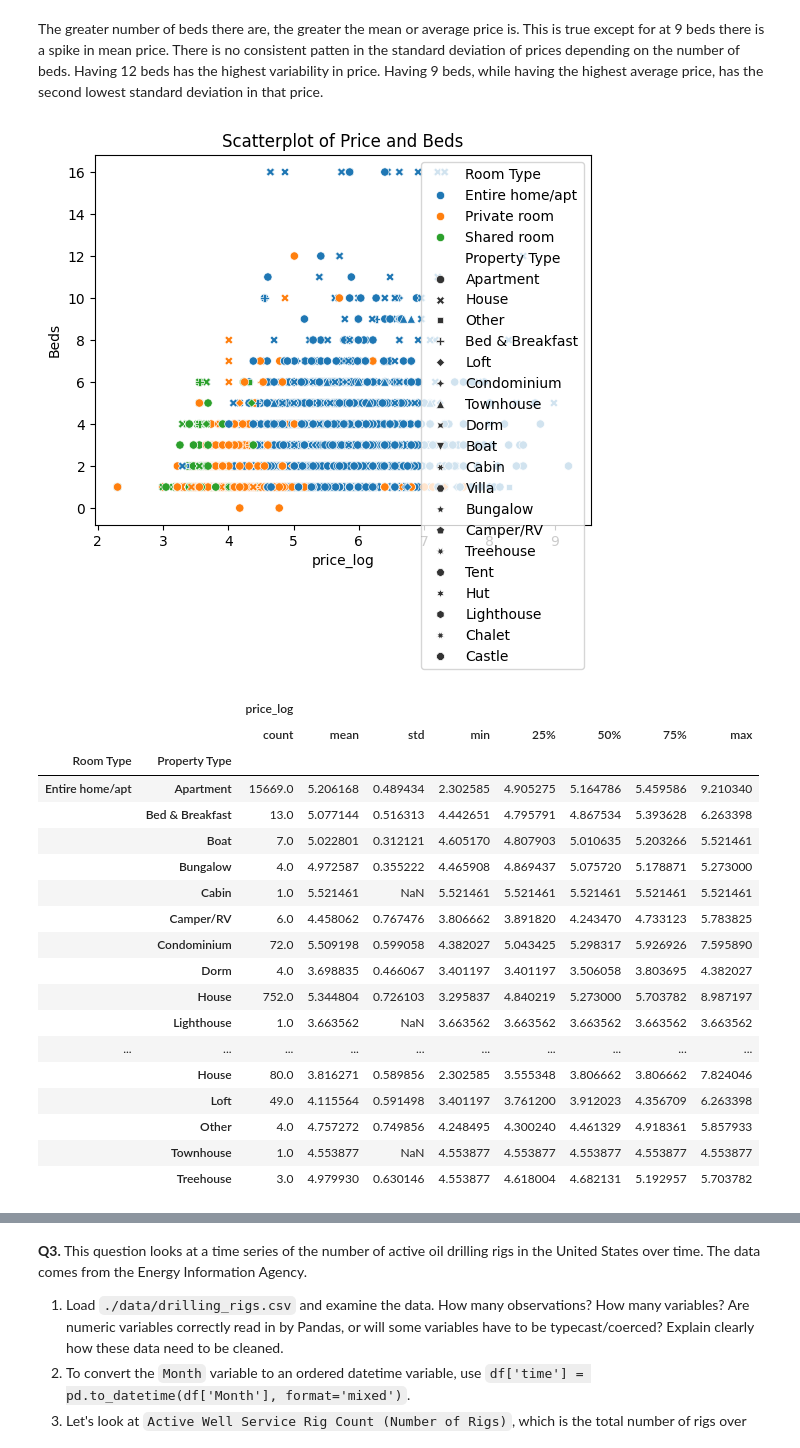
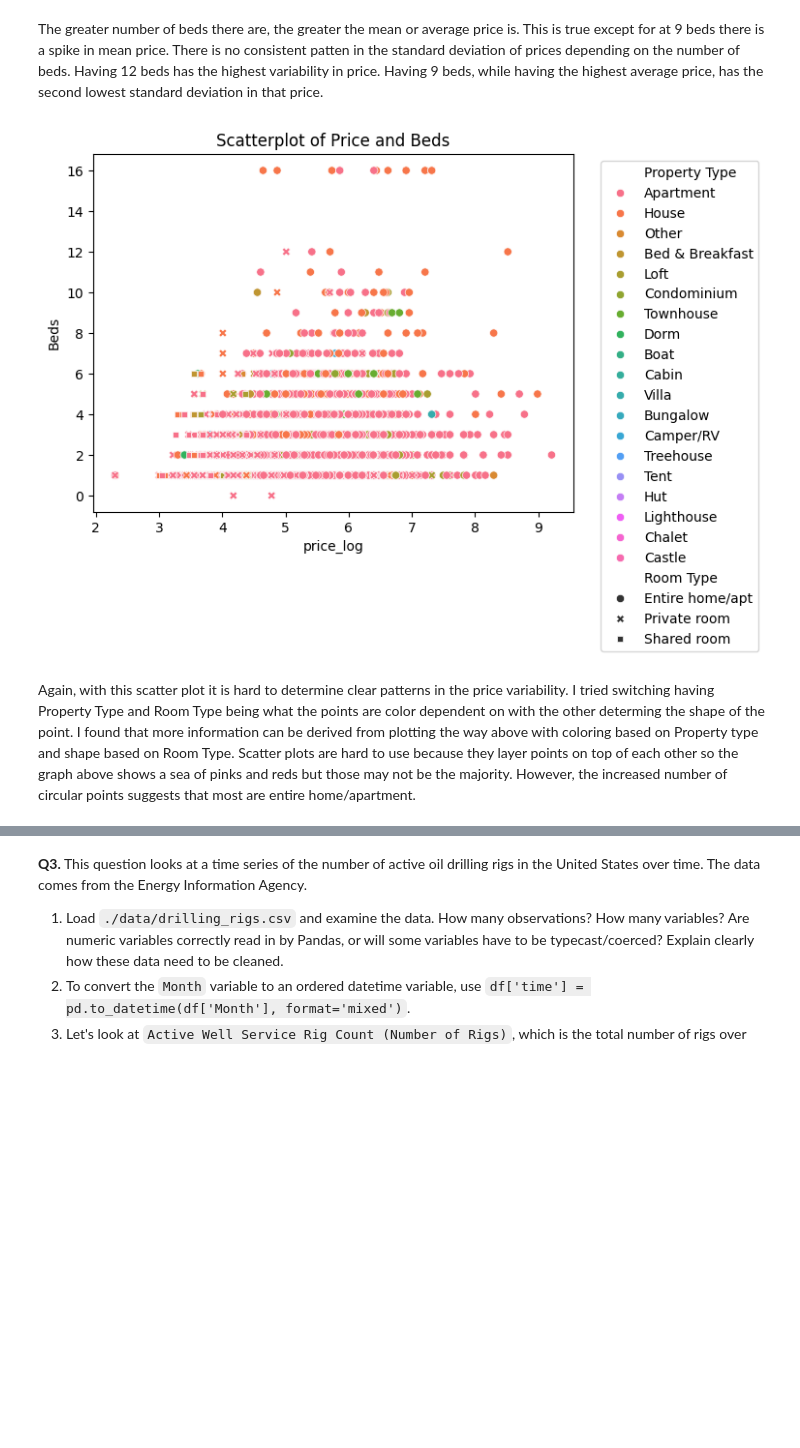
Before and after one commit to eaa3ug/eda_assignment, a Jupyter notebook: assignment.ipynb, the cells around one changed output, grey strips where cells are left out. Drawn from its saved outputs; the diff is of its cells as text; code cells hidden in the pictures; blank space fills up the shorter version.

```diff
--- a/assignment.ipynb
+++ b/assignment.ipynb
@@ -187,29 +187,11 @@ df_airbnb.groupby('Beds')['price_log'].describe()
 # %% [markdown]
 The greater number of beds there are, the greater the mean or average price is. This is true except for at 9 beds there is a spike in mean price. There is no consistent patten in the standard deviation of prices depending on the number of beds. Having 12 beds has the highest variability in price. Having 9 beds, while having the highest average price, has the second lowest standard deviation in that price.
 # %%
-sns.scatterplot(data = df_airbnb, x = 'price_log', y = 'Beds', hue = 'Room Type', style = 'Property Type')
+this_plot = sns.scatterplot(data = df_airbnb, x = 'price_log', y = 'Beds', hue = 'Property Type', style = 'Room Type')
 plt.title('Scatterplot of Price and Beds')
+sns.move_legend(this_plot, "upper right", bbox_to_anchor=(1.4, 1))
 plt.show()
-
-df_airbnb.loc[:, ['Room Type', 'Property Type', 'price_log']].groupby(['Room Type', 'Property Type']).describe()
 # %% [output]
-[figure, old version]
+[figure, new version]
-|  |  | price_log |  |  |  |  |  |  |  |
-|  |  | count | mean | std | min | 25% | 50% | 75% | max |
-| Room Type | Property Type |  |  |  |  |  |  |  |  |
-| Entire home/apt | Apartment | 15669.0 | 5.206168 | 0.489434 | 2.302585 | 4.905275 | 5.164786 | 5.459586 | 9.210340 |
-|  | Bed & Breakfast | 13.0 | 5.077144 | 0.516313 | 4.442651 | 4.795791 | 4.867534 | 5.393628 | 6.263398 |
-|  | Boat | 7.0 | 5.022801 | 0.312121 | 4.605170 | 4.807903 | 5.010635 | 5.203266 | 5.521461 |
-|  | Bungalow | 4.0 | 4.972587 | 0.355222 | 4.465908 | 4.869437 | 5.075720 | 5.178871 | 5.273000 |
-|  | Cabin | 1.0 | 5.521461 | NaN | 5.521461 | 5.521461 | 5.521461 | 5.521461 | 5.521461 |
-|  | Camper/RV | 6.0 | 4.458062 | 0.767476 | 3.806662 | 3.891820 | 4.243470 | 4.733123 | 5.783825 |
-|  | Condominium | 72.0 | 5.509198 | 0.599058 | 4.382027 | 5.043425 | 5.298317 | 5.926926 | 7.595890 |
-|  | Dorm | 4.0 | 3.698835 | 0.466067 | 3.401197 | 3.401197 | 3.506058 | 3.803695 | 4.382027 |
-|  | House | 752.0 | 5.344804 | 0.726103 | 3.295837 | 4.840219 | 5.273000 | 5.703782 | 8.987197 |
-|  | Lighthouse | 1.0 | 3.663562 | NaN | 3.663562 | 3.663562 | 3.663562 | 3.663562 | 3.663562 |
-| ... | ... | ... | ... | ... | ... | ... | ... | ... | ... |
-|  | House | 80.0 | 3.816271 | 0.589856 | 2.302585 | 3.555348 | 3.806662 | 3.806662 | 7.824046 |
-|  | Loft | 49.0 | 4.115564 | 0.591498 | 3.401197 | 3.761200 | 3.912023 | 4.356709 | 6.263398 |
-|  | Other | 4.0 | 4.757272 | 0.749856 | 4.248495 | 4.300240 | 4.461329 | 4.918361 | 5.857933 |
-|  | Townhouse | 1.0 | 4.553877 | NaN | 4.553877 | 4.553877 | 4.553877 | 4.553877 | 4.553877 |
-|  | Treehouse | 3.0 | 4.979930 | 0.630146 | 4.553877 | 4.618004 | 4.682131 | 5.192957 | 5.703782 |
+# %% [markdown]
+Again, with this scatter plot it is hard to determine clear patterns in the price variability. I tried switching having Property Type and Room Type being what the points are color dependent on with the other determing the shape of the point. I found that more information can be derived from plotting the way above with coloring based on Property type and shape based on Room Type. Scatter plots are hard to use because they layer points on top of each other so the graph above shows a sea of pinks and reds but those may not be the majority. However, the increased number of circular points suggests that most are entire home/apartment.
```
Also changed, not shown: parts of 6 cells of this notebook.
